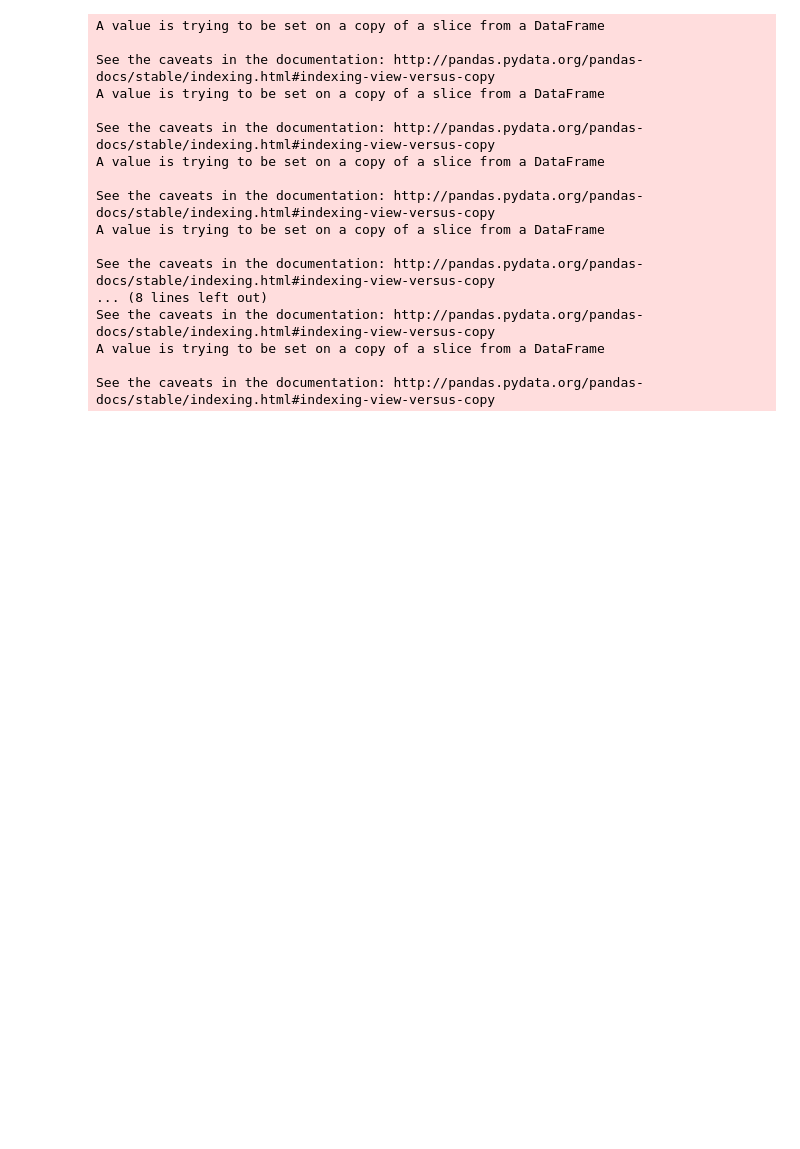
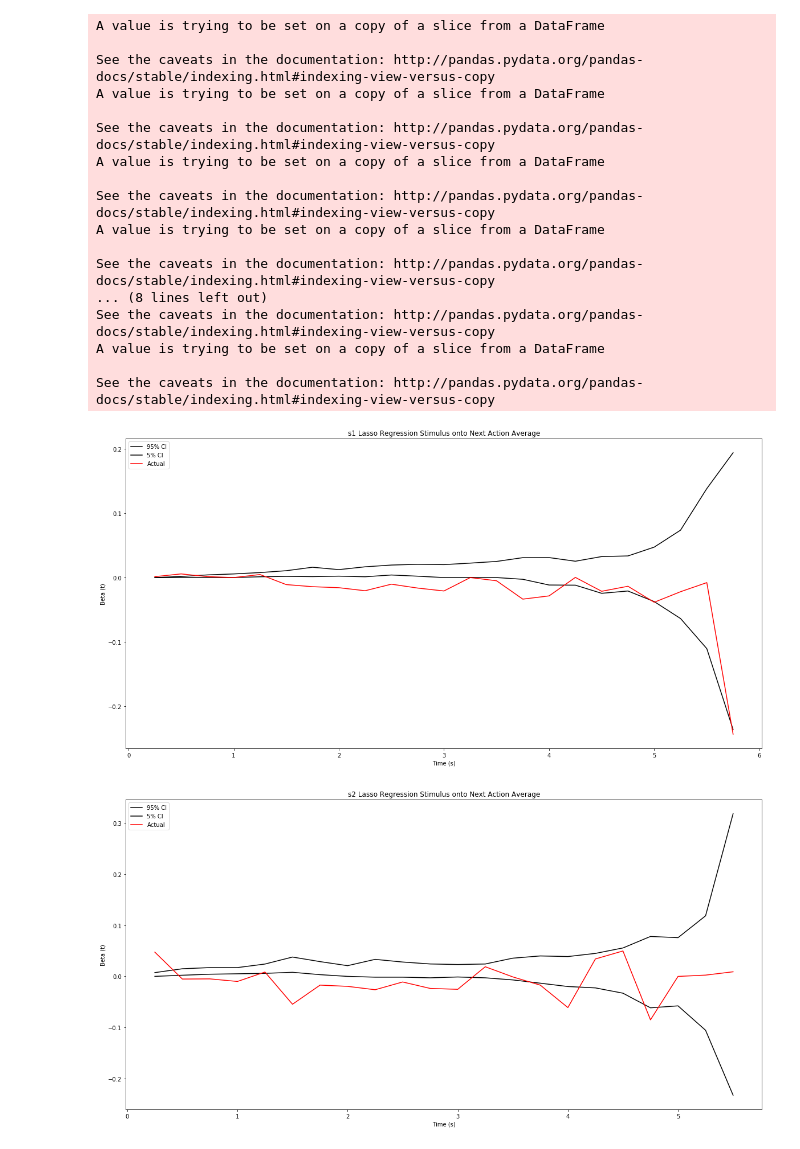
Before and after one commit to edpdatascience/SPOT, a Jupyter notebook: e3_analysis.ipynb, the cells around one changed output. Cells and saved outputs as stored; diff of their text form; code cells hidden in the pictures; blank space fills up the shorter version.

```diff
--- a/e3_analysis.ipynb
+++ b/e3_analysis.ipynb
@@ -130,7 +130,7 @@ for subject in subjects:
 
     # Surrogate data: Regress next_move onto stim for each time-step, t_stim.
 
-    nsurrogates = 10 # number of shuffles
+    nsurrogates = 1000 # number of shuffles
     beta_surrogates = np.ones((nsurrogates, len(betas)))
 
     for surrogate in range(0, nsurrogates):
@@ -189,30 +189,32 @@ for subject in subjects:
         ci_95.append(np.percentile(beta_surrogates[:,i], 95))
         ci_5.append(np.percentile(beta_surrogates[:,i], 5))
 
     plt.figure(figsize=(20,10))
     plt.plot(ts, ci_95, color = 'Black')
     plt.plot(ts, ci_5, color = 'Black')
 
     plt.plot(ts, betas, color = 'Red')
     plt.title(subject+' Lasso Regression Stimulus onto Next Action Average')
     plt.xlabel('Time (s)')
     plt.ylabel('Beta (t)')
     plt.legend([ '95% CI', '5% CI', 'Actual'])
 # %% [output]
 A value is trying to be set on a copy of a slice from a DataFrame
 
 See the caveats in the documentation: http://pandas.pydata.org/pandas-docs/stable/indexing.html#indexing-view-versus-copy
 A value is trying to be set on a copy of a slice from a DataFrame
 
 See the caveats in the documentation: http://pandas.pydata.org/pandas-docs/stable/indexing.html#indexing-view-versus-copy
 A value is trying to be set on a copy of a slice from a DataFrame
 
 See the caveats in the documentation: http://pandas.pydata.org/pandas-docs/stable/indexing.html#indexing-view-versus-copy
 A value is trying to be set on a copy of a slice from a DataFrame
 
 See the caveats in the documentation: http://pandas.pydata.org/pandas-docs/stable/indexing.html#indexing-view-versus-copy
 ... (8 lines left out)
 See the caveats in the documentation: http://pandas.pydata.org/pandas-docs/stable/indexing.html#indexing-view-versus-copy
 A value is trying to be set on a copy of a slice from a DataFrame
 
 See the caveats in the documentation: http://pandas.pydata.org/pandas-docs/stable/indexing.html#indexing-view-versus-copy
+[figure, added]
+[figure, added]
```
Also changed, not shown: parts of 1 cell of this notebook.
